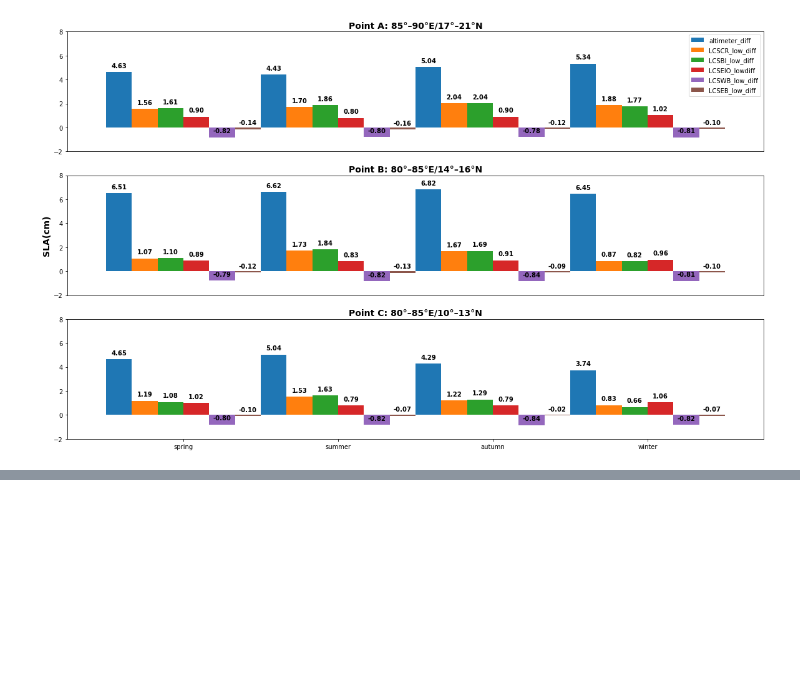
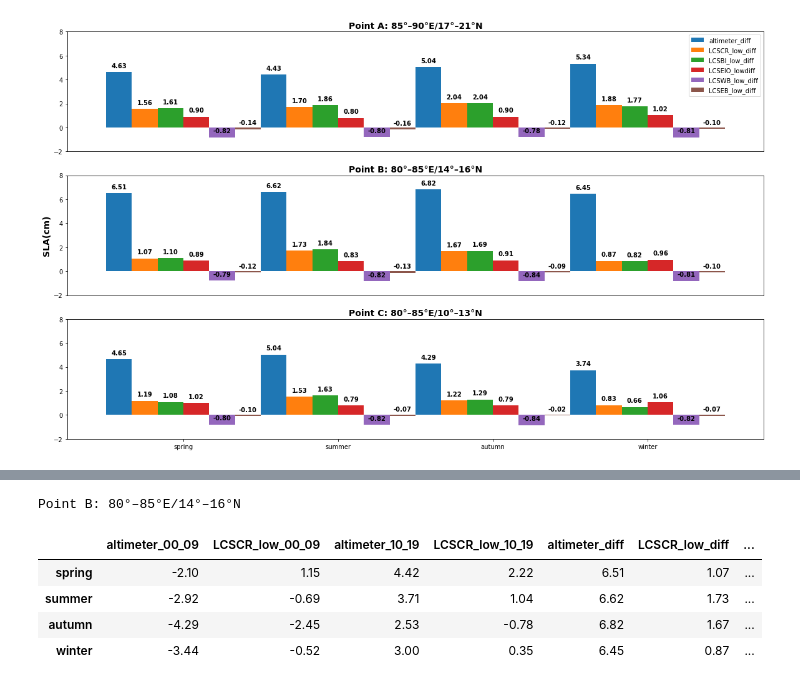
Before and after one commit to ghossh/BoB-Decadal-SLA, a Jupyter notebook: BoB_plots.ipynb, the cells around one changed output, grey strips where cells are left out. Drawn from its saved outputs; the diff is of its cells as text; code cells hidden in the pictures; blank space fills up the shorter version.

```diff
--- a/BoB_plots.ipynb
+++ b/BoB_plots.ipynb
@@ -842,0 +934,10 @@ plt.savefig('point_comparison.jpg',dpi=150)
+# %%
+print("Point B: 80°–85°E/14°–16°N")
+point2
+# %% [output]
+Point B: 80°–85°E/14°–16°N
+|  | altimeter_00_09 | LCSCR_low_00_09 | altimeter_10_19 | LCSCR_low_10_19 | altimeter_diff | LCSCR_low_diff | ... |
+| spring | -2.10 | 1.15 | 4.42 | 2.22 | 6.51 | 1.07 | ... |
+| summer | -2.92 | -0.69 | 3.71 | 1.04 | 6.62 | 1.73 | ... |
+| autumn | -4.29 | -2.45 | 2.53 | -0.78 | 6.82 | 1.67 | ... |
+| winter | -3.44 | -0.52 | 3.00 | 0.35 | 6.45 | 0.87 | ... |
```
Also changed, not shown: parts of 16 cells of this notebook, 26 other files.
